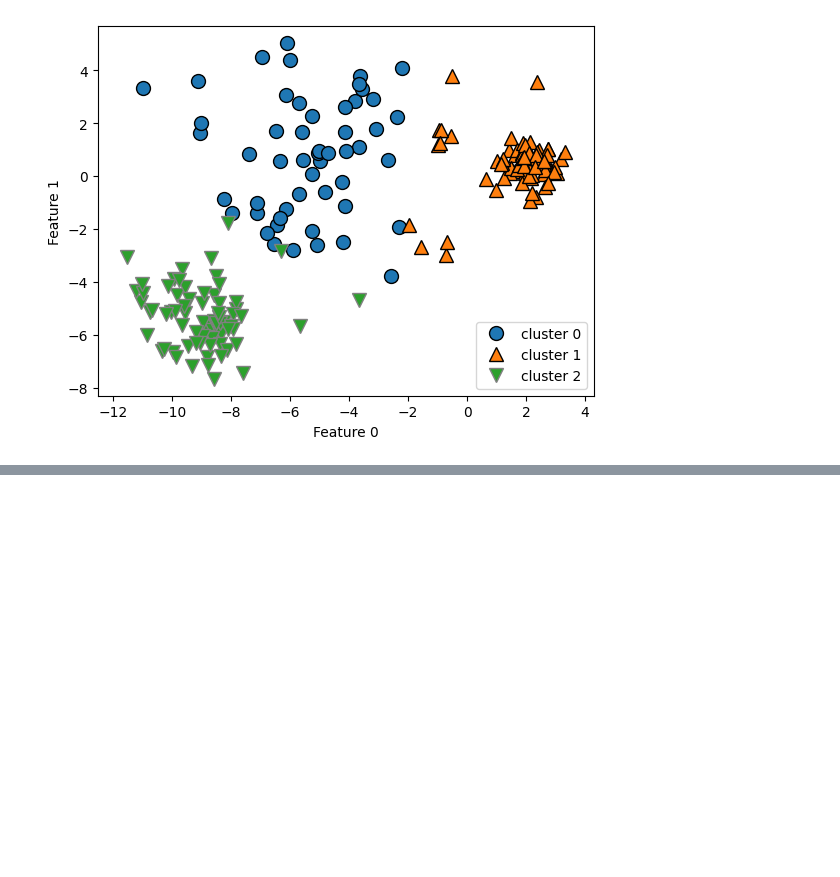
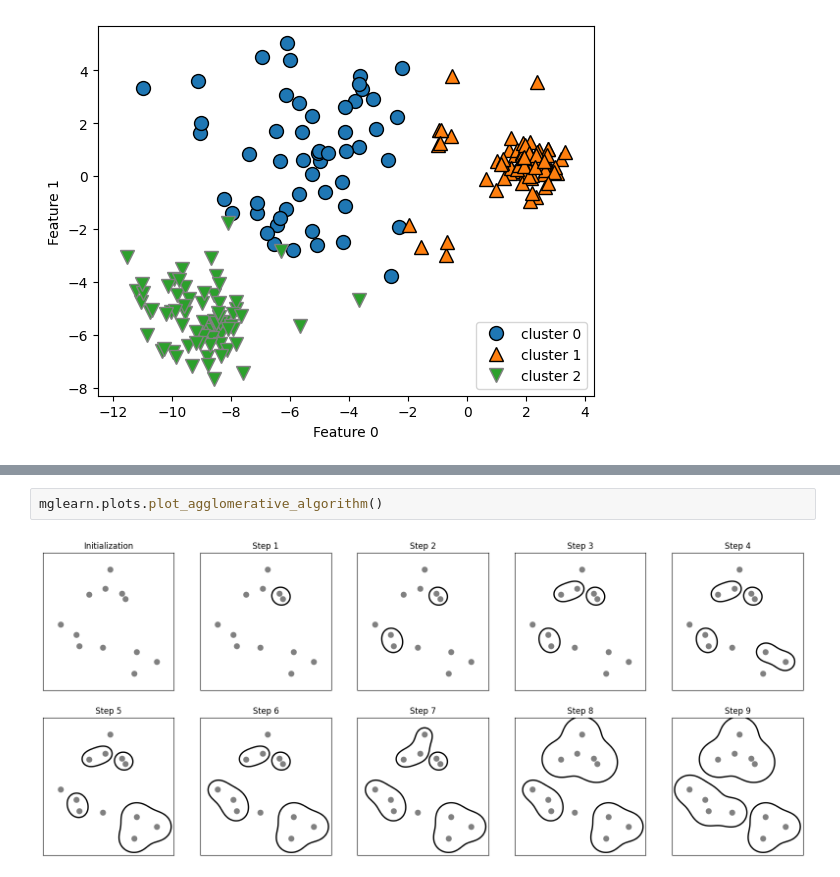
Before and after one commit to aiueoriku/WALC_Internship, a Jupyter notebook: sec03_unsupervised_learning.ipynb, the cells around one changed output, grey strips where cells are left out. Drawn from its saved outputs; the diff is of its cells as text; blank space fills up the shorter version.

```diff
--- a/sec03_unsupervised_learning.ipynb
+++ b/sec03_unsupervised_learning.ipynb
@@ -453,0 +472,4 @@ Text(0, 0.5, 'Feature 1')
+# %%
+mglearn.plots.plot_agglomerative_algorithm()
+# %% [output]
+[figure, added]
```
Also changed, not shown: parts of 8 cells of this notebook, 2 other files.
